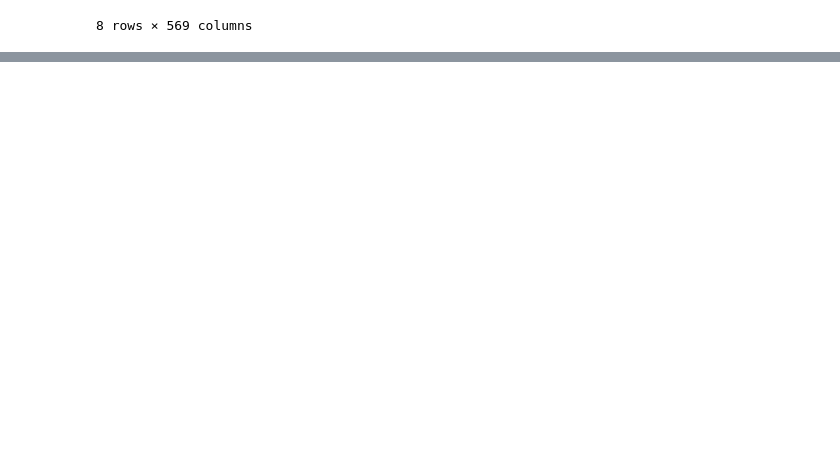
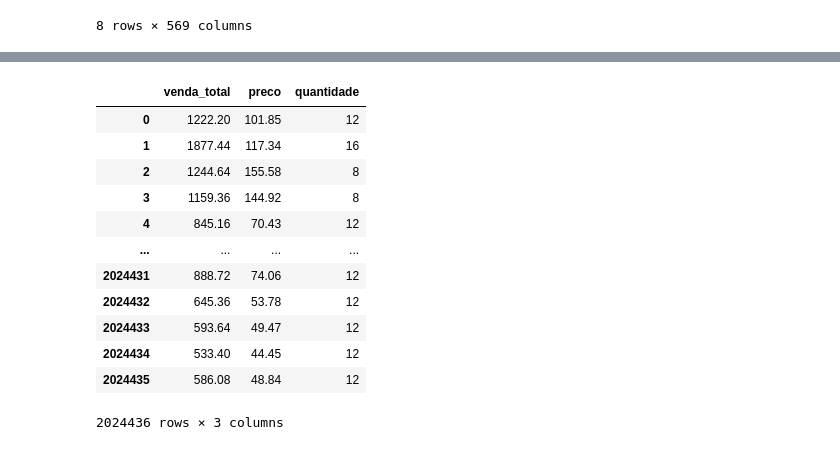
Before and after one commit to dingosin/brincadados, a Jupyter notebook: analisedados.ipynb, the cells around one changed output, grey strips where cells are left out. Cells and saved outputs as stored; diff of their text form; code cells hidden in the pictures; blank space fills up the shorter version.

```diff
--- a/analisedados.ipynb
+++ b/analisedados.ipynb
@@ -745,0 +768,18 @@ contingency_table2
+# %%
+df_main['venda_total'] = df_main['preco'] * df_main['quantidade']
+# %%
+df_main[['venda_total', 'preco', 'quantidade']]
+# %% [output]
+|  | venda_total | preco | quantidade |
+| 0 | 1222.20 | 101.85 | 12 |
+| 1 | 1877.44 | 117.34 | 16 |
+| 2 | 1244.64 | 155.58 | 8 |
+| 3 | 1159.36 | 144.92 | 8 |
+| 4 | 845.16 | 70.43 | 12 |
+| ... | ... | ... | ... |
+| 2024431 | 888.72 | 74.06 | 12 |
+| 2024432 | 645.36 | 53.78 | 12 |
+| 2024433 | 593.64 | 49.47 | 12 |
+| 2024434 | 533.40 | 44.45 | 12 |
+| 2024435 | 586.08 | 48.84 | 12 |
+2024436 rows × 3 columns
```
Also changed, not shown: parts of 9 cells of this notebook.
